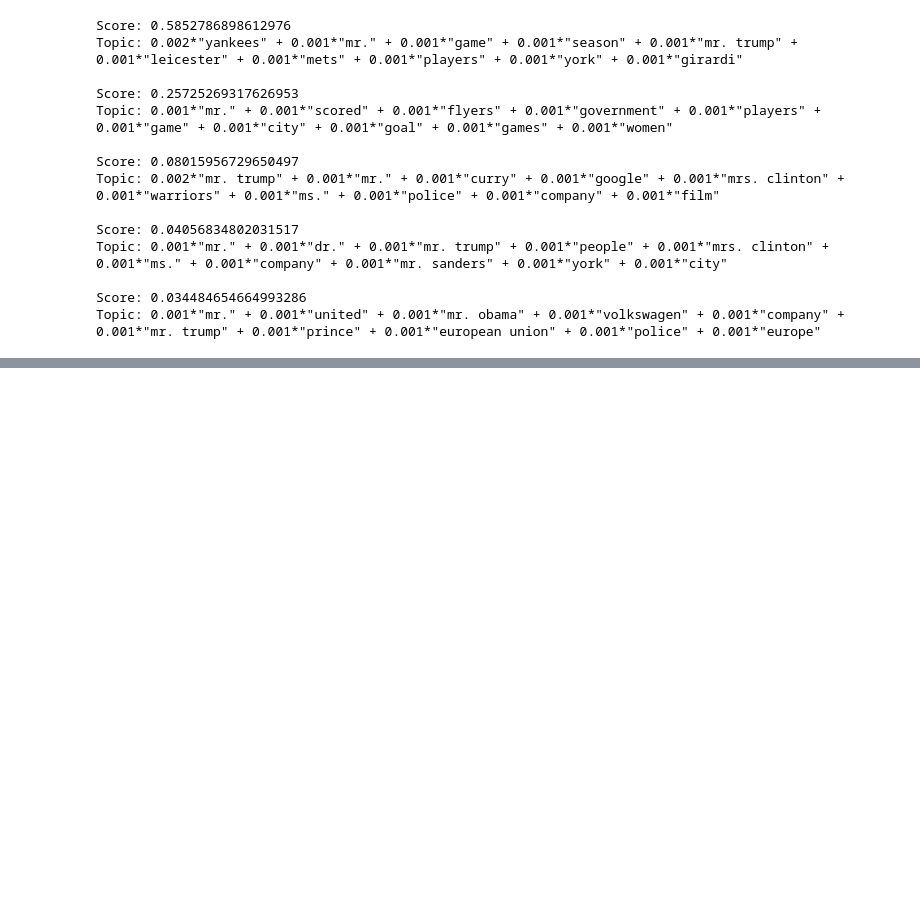
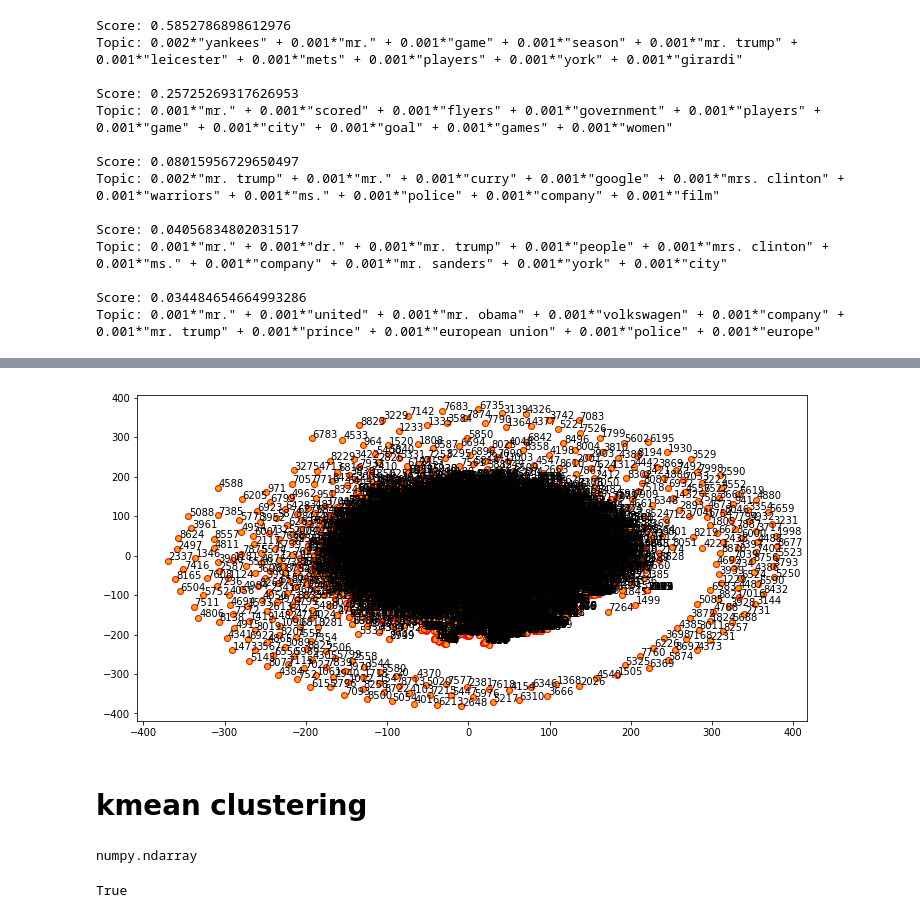
Before and after one commit to ffangsong/Sentence_Embedding_for_Ranking, a Jupyter notebook: src/Newspaper_Topic_Modeling.ipynb, the cells around one changed output, grey strips where cells are left out. Drawn from its saved outputs; the diff is of its cells as text; code cells hidden in the pictures; blank space fills up the shorter version.

```diff
--- a/src/Newspaper_Topic_Modeling.ipynb
+++ b/src/Newspaper_Topic_Modeling.ipynb
@@ -313,0 +467,14 @@ Topic: 0.001*"mr." + 0.001*"united" + 0.001*"mr. obama" + 0.001*"volkswagen" + 0
+# %%
+tsne = TSNE(n_components=2, random_state=0, n_iter=5000, perplexity=3)
+np.set_printoptions(suppress=True)
+T = tsne.fit_transform(nytimesEmbedding)
+labels = [i for i in range(len(nytimesEmbedding))]
+
+plt.figure(figsize=(12, 6))
+plt.scatter(T[:, 0], T[:, 1], c='orange', edgecolors='r')
+for label, x, y in zip(labels, T[:, 0], T[:, 1]):
+    plt.annotate(label, xy=(x+1, y+1), xytext=(0, 0), textcoords='offset points')
+# %% [output]
+[figure, added]
+# %% [markdown]
+# kmean clustering
@@ -313,0 +487,4 @@ Topic: 0.001*"mr." + 0.001*"united" + 0.001*"mr. obama" + 0.001*"volkswagen" + 0
+# %%
+type(nytimesEmbedding)
+# %% [output]
+numpy.ndarray
@@ -313,0 +494,6 @@ Topic: 0.001*"mr." + 0.001*"united" + 0.001*"mr. obama" + 0.001*"volkswagen" + 0
+# %%
+np.all(np.isfinite(nytimesEmbedding))
+
+np.any(np.isnan(nytimesEmbedding))
+# %% [output]
+True
```
Also changed, not shown: parts of 41 cells of this notebook.
